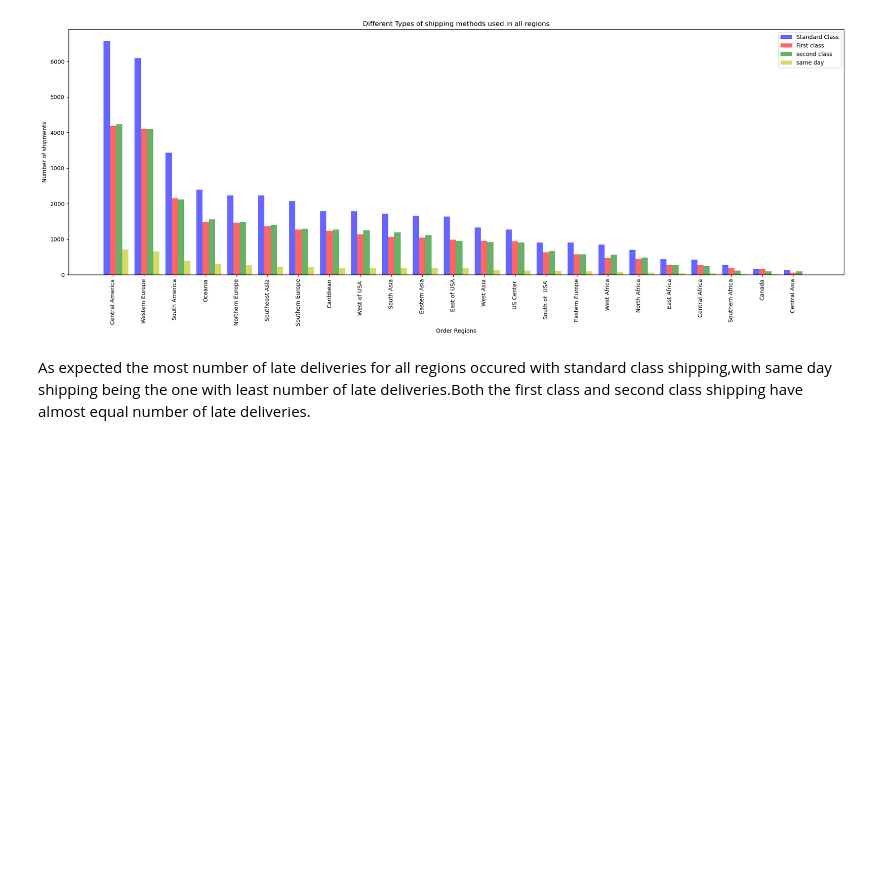
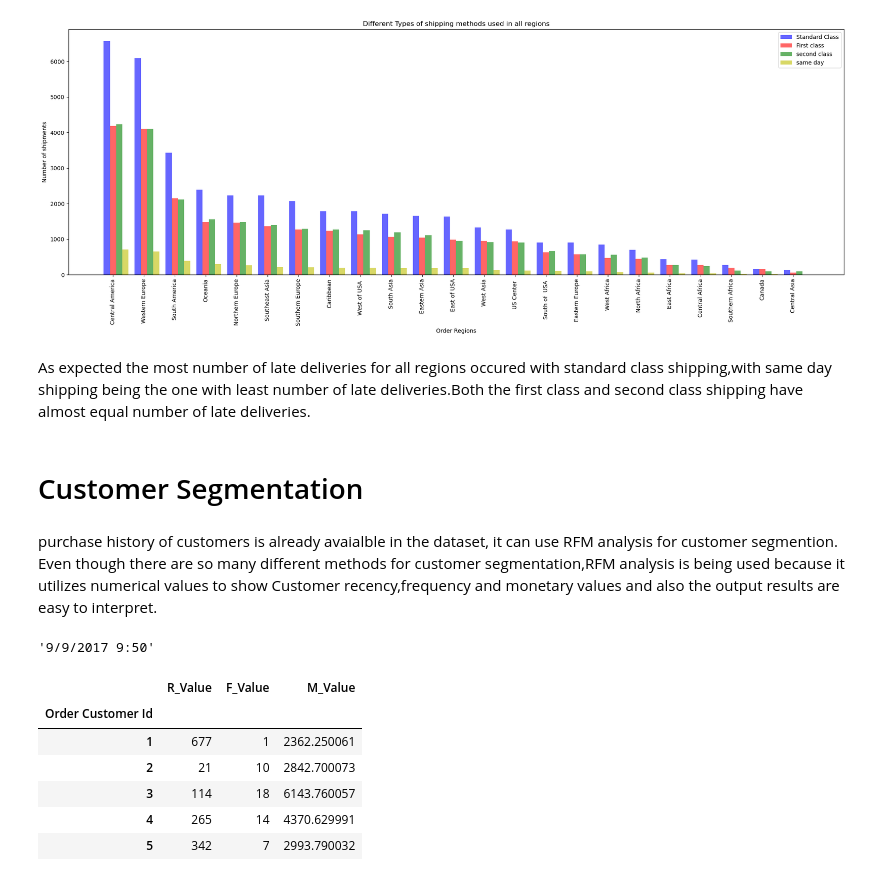
Before and after one commit to YannSko/Portfollio, a Jupyter notebook: Analysis Marketting/Supply_demand/Data&co/Data&Co.ipynb, the cells around one changed output. Saved outputs shown, nothing was run; the diff lists cells and outputs as text; code cells hidden in the pictures; blank space fills up the shorter version.

Commit message:
Finishing EDA+ Start Data modeling
-Finishing EDA with a customer segmentation
-Make Classification of our dataset to get better knowledge about it ( fraud , delivery ect)
-Starting regression for price and quantity

```diff
--- a/Analysis Marketting/Supply_demand/Data&co/Data&Co.ipynb
+++ b/Analysis Marketting/Supply_demand/Data&co/Data&Co.ipynb
@@ -404,3 +404,35 @@ plt.show()
 [figure]
 # %% [markdown]
 As expected the most number of late deliveries for all regions occured with standard class shipping,with same day shipping being the one with least number of late deliveries.Both the first class and second class shipping have almost equal number of late deliveries.
+# %% [markdown]
+# Customer Segmentation
+# %% [markdown]
+purchase history of customers is already avaialble in the dataset, it can use RFM analysis for customer segmention. Even though there are so many different methods for customer segmentation,RFM analysis is being used because it utilizes numerical values to show Customer recency,frequency and monetary values and also the output results are easy to interpret.
+# %%
+#Calculating total price for which each order
+data['TotalPrice'] = data['Order Item Quantity'] * data['Order Item Total']# Multiplying item price * Order quantity
+# %%
+data['order date (DateOrders)'].max() # Calculating when the last order come to check recency
+# %% [output]
+'9/9/2017 9:50'
+# %%
+present = dt.datetime(2017,10,9)
+data['order date (DateOrders)'] = pd.to_datetime(data['order date (DateOrders)'])
+# %%
+# Grouping all values into new data frame named customer segmentation
+Customer_seg = data.groupby('Order Customer Id').agg({'order date (DateOrders)': lambda x: (present - x.max()).days, 'Order Id': lambda x: len(x), 'TotalPrice': lambda x: x.sum()})
+#Changing order dates to int format
+Customer_seg['order date (DateOrders)'] = Customer_seg['order date (DateOrders)'].astype(int)
+# Renaming columns as R_Value,F_Value,M_Value
+Customer_seg.rename(columns={'order date (DateOrders)': 'R_Value',
+                         'Order Id': 'F_Value',
+                         'TotalPrice': 'M_Value'}, inplace=True)
+Customer_seg.head()
+# %% [output]
+|  | R_Value | F_Value | M_Value |
+| Order Customer Id |  |  |  |
+| 1 | 677 | 1 | 2362.250061 |
+| 2 | 21 | 10 | 2842.700073 |
+| 3 | 114 | 18 | 6143.760057 |
+| 4 | 265 | 14 | 4370.629991 |
+| 5 | 342 | 7 | 2993.790032 |
```
